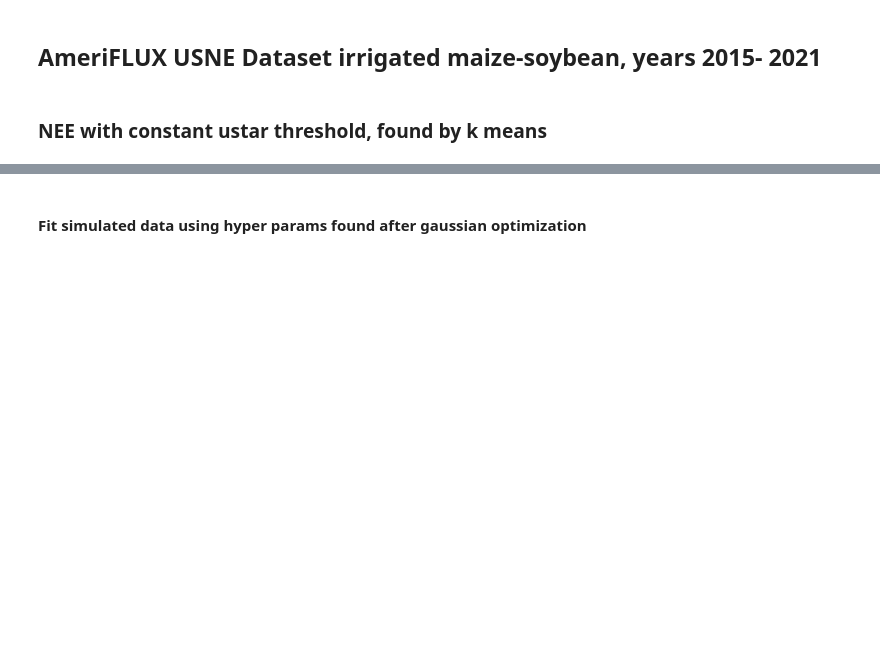
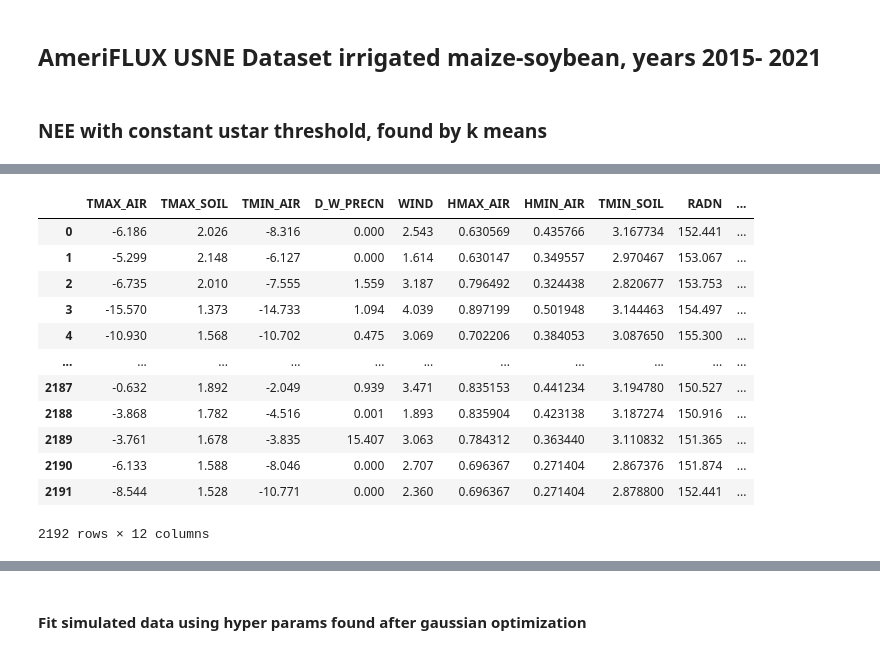
Before and after one commit to DinisDimitris/Net-ecosystem-exchange-Quantification, a Jupyter notebook: XgRegression.ipynb, the cells around one changed output, grey strips where cells are left out. Cells and saved outputs as stored; diff of their text form; code cells hidden in the pictures; blank space fills up the shorter version.

```diff
--- a/XgRegression.ipynb
+++ b/XgRegression.ipynb
@@ -179,0 +226,16 @@ x
+# %%
+x_observed
+# %% [output]
+|  | TMAX_AIR | TMAX_SOIL | TMIN_AIR | D_W_PRECN | WIND | HMAX_AIR | HMIN_AIR | TMIN_SOIL | RADN | ... |
+| 0 | -6.186 | 2.026 | -8.316 | 0.000 | 2.543 | 0.630569 | 0.435766 | 3.167734 | 152.441 | ... |
+| 1 | -5.299 | 2.148 | -6.127 | 0.000 | 1.614 | 0.630147 | 0.349557 | 2.970467 | 153.067 | ... |
+| 2 | -6.735 | 2.010 | -7.555 | 1.559 | 3.187 | 0.796492 | 0.324438 | 2.820677 | 153.753 | ... |
+| 3 | -15.570 | 1.373 | -14.733 | 1.094 | 4.039 | 0.897199 | 0.501948 | 3.144463 | 154.497 | ... |
+| 4 | -10.930 | 1.568 | -10.702 | 0.475 | 3.069 | 0.702206 | 0.384053 | 3.087650 | 155.300 | ... |
+| ... | ... | ... | ... | ... | ... | ... | ... | ... | ... | ... |
+| 2187 | -0.632 | 1.892 | -2.049 | 0.939 | 3.471 | 0.835153 | 0.441234 | 3.194780 | 150.527 | ... |
+| 2188 | -3.868 | 1.782 | -4.516 | 0.001 | 1.893 | 0.835904 | 0.423138 | 3.187274 | 150.916 | ... |
+| 2189 | -3.761 | 1.678 | -3.835 | 15.407 | 3.063 | 0.784312 | 0.363440 | 3.110832 | 151.365 | ... |
+| 2190 | -6.133 | 1.588 | -8.046 | 0.000 | 2.707 | 0.696367 | 0.271404 | 2.867376 | 151.874 | ... |
+| 2191 | -8.544 | 1.528 | -10.771 | 0.000 | 2.360 | 0.696367 | 0.271404 | 2.878800 | 152.441 | ... |
+2192 rows × 12 columns
```
Also changed, not shown: parts of 19 cells of this notebook, 4 other files.
